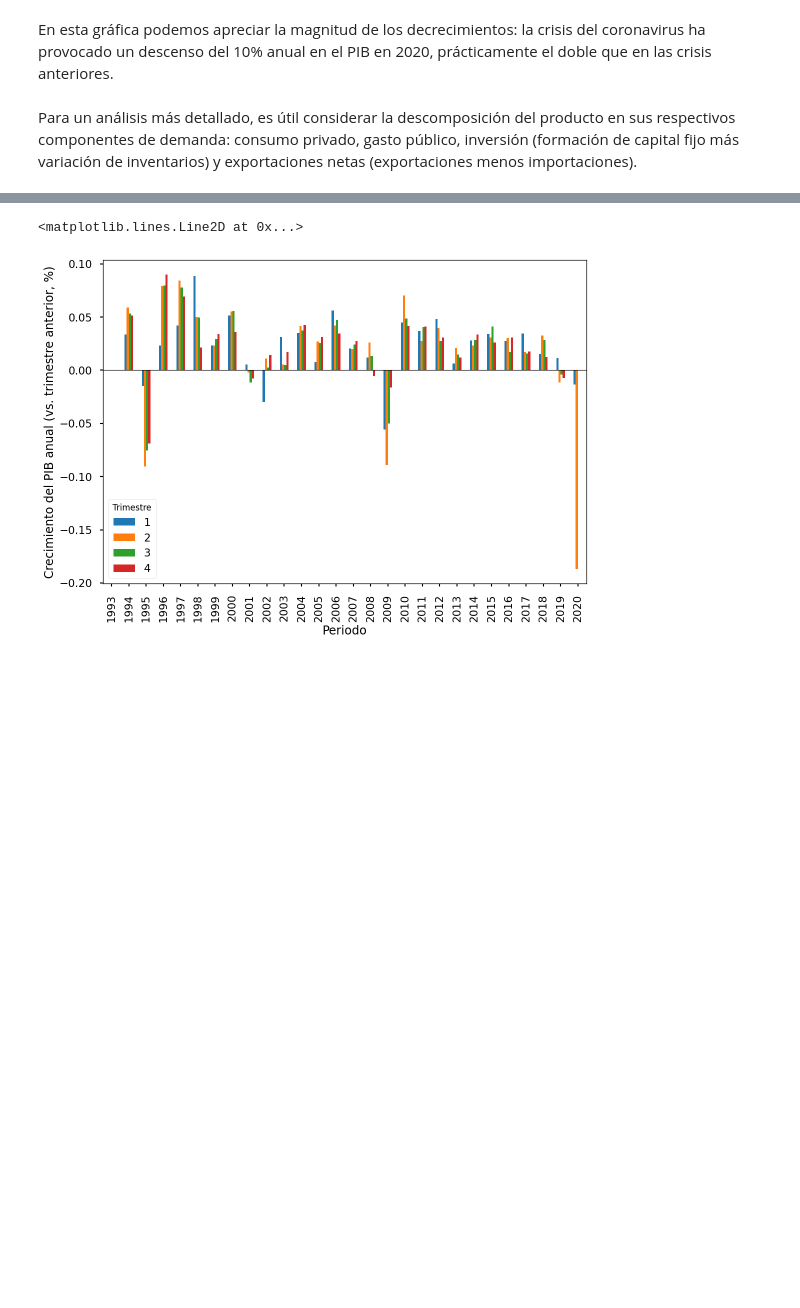
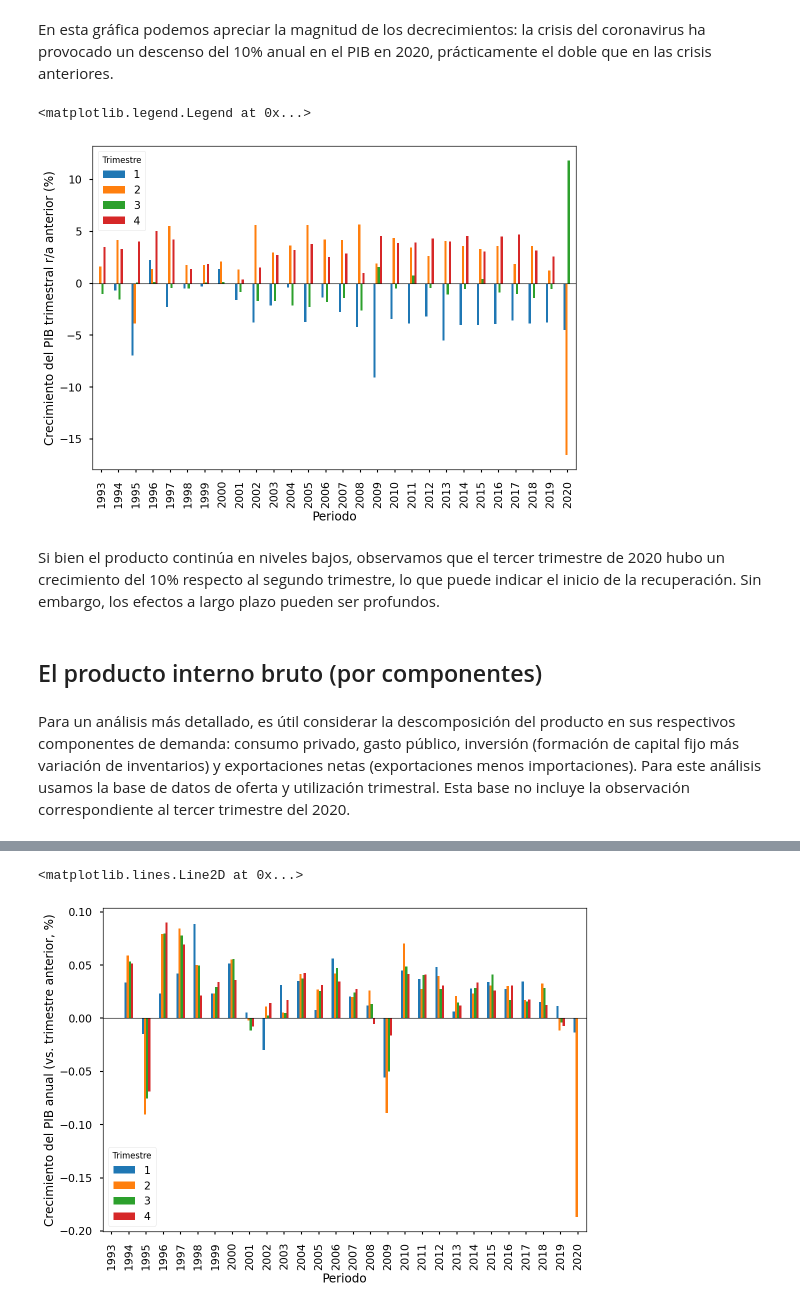
Before and after one commit to r-leo/macro-mexico, a Jupyter notebook: prueba.ipynb, the cells around one changed output, grey strips where cells are left out. Drawn from its saved outputs; the diff is of its cells as text; code cells hidden in the pictures; blank space fills up the shorter version.

```diff
--- a/prueba.ipynb
+++ b/prueba.ipynb
@@ -188,4 +170,25 @@ plt.axhline(y = 0, linewidth = '0.7', color = 'k')
 # %% [markdown]
 En esta gráfica podemos apreciar la magnitud de los decrecimientos: la crisis del coronavirus ha provocado un descenso del 10% anual en el PIB en 2020, prácticamente el doble que en las crisis anteriores.
+# %%
+# Tasa de crecimiento del PIB trimestral:
+pib_trimestral['pib_tasa'] = 100 * (pib_trimestral['pib'] - pib_trimestral['pib'].shift(4)) / pib_trimestral['pib'].shift(4)
+pib_trimestral['pib_tasa_continua'] = 100 * (pib_trimestral['pib'] - pib_trimestral['pib'].shift(1)) / pib_trimestral['pib'].shift(1)
+
+# Datos en formato largo
+pib_trimestral_l = pib_trimestral.copy()
+pib_trimestral_l = pib_trimestral_l.pivot(columns = 'trimestre', values = ['pib', 'pib_tasa', 'pib_tasa_continua'])
+# %%
+pib_trimestral_l['pib_tasa_continua'].plot.bar()
+plt.xlabel('Periodo')
+plt.ylabel('Crecimiento del PIB trimestral r/a anterior (%)')
+plt.axhline(y = 0, linewidth = '0.7', color = 'k')
+plt.legend(title = 'Trimestre', loc = 0)
+# %% [output]
+<matplotlib.legend.Legend at 0x...>
+[figure, added]
+# %% [markdown]
+Si bien el producto continúa en niveles bajos, observamos que el tercer trimestre de 2020 hubo un crecimiento del 10% respecto al segundo trimestre, lo que puede indicar el inicio de la recuperación. Sin embargo, los efectos a largo plazo pueden ser profundos.
+# %% [markdown]
+## El producto interno bruto (por componentes)
 # %% [markdown]
-Para un análisis más detallado, es útil considerar la descomposición del producto en sus respectivos componentes de demanda: consumo privado, gasto público, inversión (formación de capital fijo más variación de inventarios) y exportaciones netas (exportaciones menos importaciones).
+Para un análisis más detallado, es útil considerar la descomposición del producto en sus respectivos componentes de demanda: consumo privado, gasto público, inversión (formación de capital fijo más variación de inventarios) y exportaciones netas (exportaciones menos importaciones). Para este análisis usamos la base de datos de oferta y utilización trimestral. Esta base no incluye la observación correspondiente al tercer trimestre del 2020.
```
Also changed, not shown: parts of 45 cells of this notebook, 12 other files.
